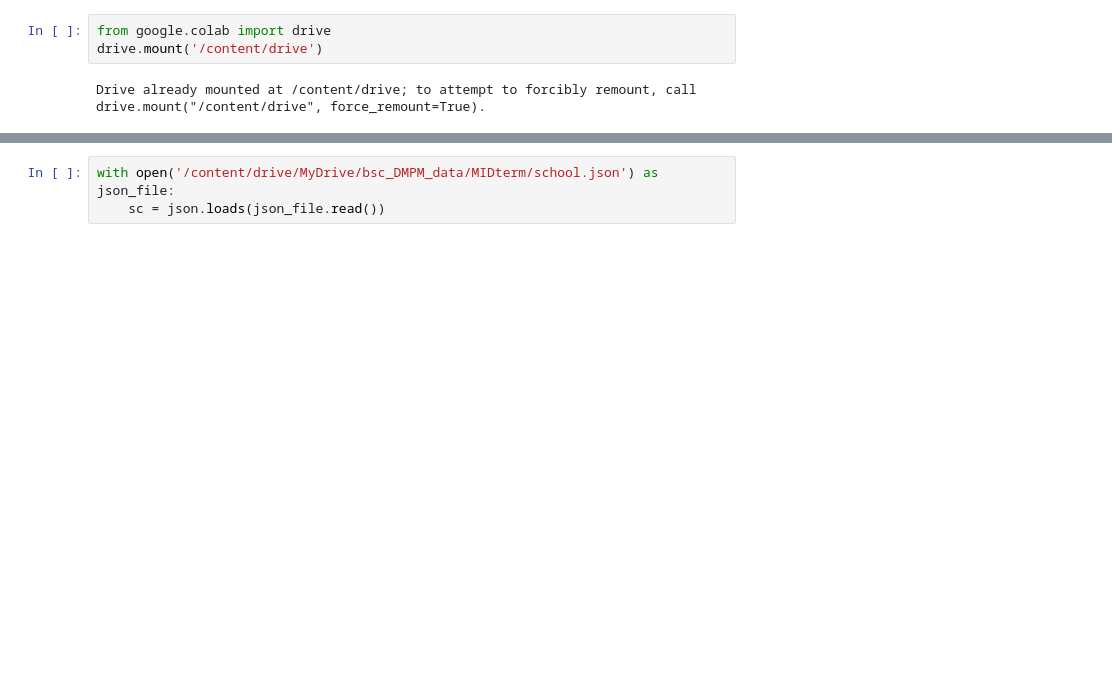
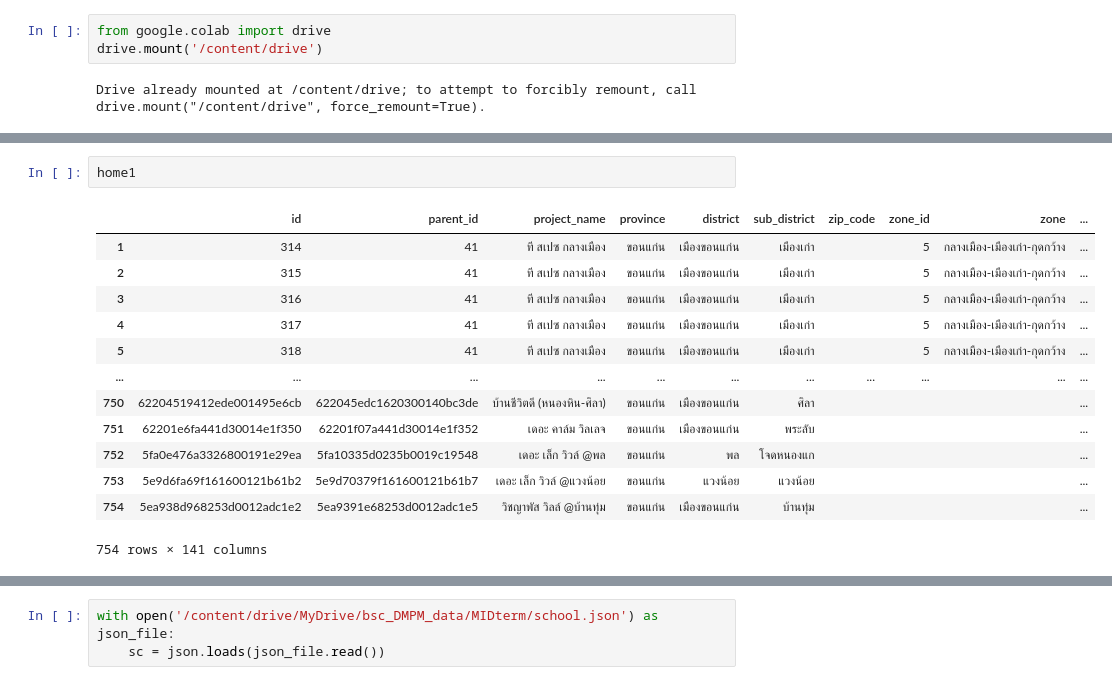
Before and after one commit to Suriya6744/bsc_dpdm22, a Jupyter notebook: midterm_dpdm22.ipynb, the cells around one changed output, grey strips where cells are left out. Saved outputs shown, nothing was run; the diff lists cells and outputs as text; blank space fills up the shorter version.

```diff
--- a/midterm_dpdm22.ipynb
+++ b/midterm_dpdm22.ipynb
@@ -23,0 +60,16 @@ Drive already mounted at /content/drive; to attempt to forcibly remount, call dr
+# %%
+home1
+# %% [output]
+|  | id | parent_id | project_name | province | district | sub_district | zip_code | zone_id | zone | ... |
+| 1 | 314 | 41 | ที สเปซ กลางเมือง | ขอนแก่น | เมืองขอนแก่น | เมืองเก่า |  | 5 | กลางเมือง-เมืองเก่า-กุดกว้าง | ... |
+| 2 | 315 | 41 | ที สเปซ กลางเมือง | ขอนแก่น | เมืองขอนแก่น | เมืองเก่า |  | 5 | กลางเมือง-เมืองเก่า-กุดกว้าง | ... |
+| 3 | 316 | 41 | ที สเปซ กลางเมือง | ขอนแก่น | เมืองขอนแก่น | เมืองเก่า |  | 5 | กลางเมือง-เมืองเก่า-กุดกว้าง | ... |
+| 4 | 317 | 41 | ที สเปซ กลางเมือง | ขอนแก่น | เมืองขอนแก่น | เมืองเก่า |  | 5 | กลางเมือง-เมืองเก่า-กุดกว้าง | ... |
+| 5 | 318 | 41 | ที สเปซ กลางเมือง | ขอนแก่น | เมืองขอนแก่น | เมืองเก่า |  | 5 | กลางเมือง-เมืองเก่า-กุดกว้าง | ... |
+| ... | ... | ... | ... | ... | ... | ... | ... | ... | ... | ... |
+| 750 | 62204519412ede001495e6cb | 622045edc1620300140bc3de | บ้านชีวิตดี (หนองหิน-ศิลา) | ขอนแก่น | เมืองขอนแก่น | ศิลา |  |  |  | ... |
+| 751 | 62201e6fa441d30014e1f350 | 62201f07a441d30014e1f352 | เดอะ คาล์ม วิลเลจ | ขอนแก่น | เมืองขอนแก่น | พระลับ |  |  |  | ... |
+| 752 | 5fa0e476a3326800191e29ea | 5fa10335d0235b0019c19548 | เดอะ เล็ก วิวล์ @พล | ขอนแก่น | พล | โจดหนองแก |  |  |  | ... |
+| 753 | 5e9d6fa69f161600121b61b2 | 5e9d70379f161600121b61b7 | เดอะ เล็ก วิวล์ @แวงน้อย | ขอนแก่น | แวงน้อย | แวงน้อย |  |  |  | ... |
+| 754 | 5ea938d968253d0012adc1e2 | 5ea9391e68253d0012adc1e5 | วิชญาพัส วิลล์ @บ้านทุ่ม | ขอนแก่น | เมืองขอนแก่น | บ้านทุ่ม |  |  |  | ... |
+754 rows × 141 columns
```
Also changed, not shown: parts of 98 cells of this notebook.
